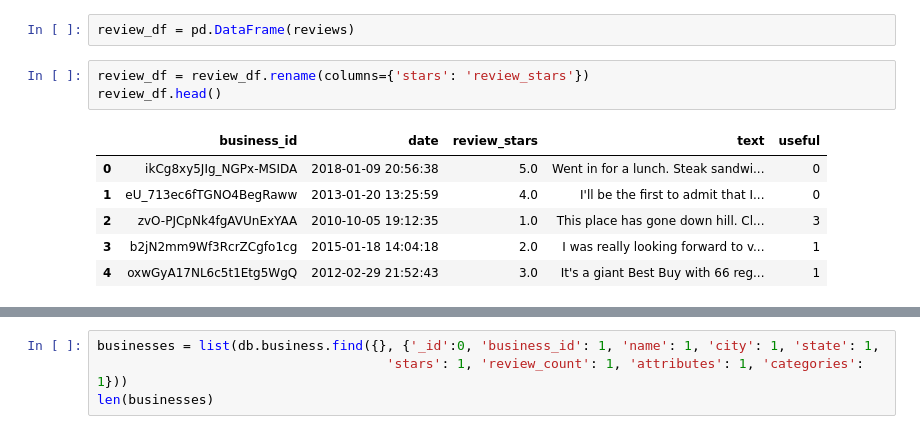
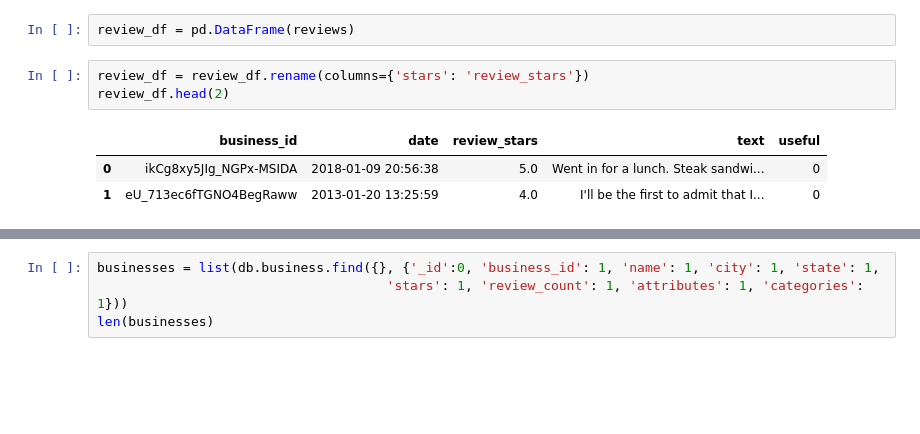
Before and after one commit to marcmuon/nlp_yelp_review_unsupervised, a Jupyter notebook: notebooks/yelp_eda.ipynb, the cells around one changed output, grey strips where cells are left out. Drawn from its saved outputs; the diff is of its cells as text; blank space fills up the shorter version.

```diff
--- a/notebooks/yelp_eda.ipynb
+++ b/notebooks/yelp_eda.ipynb
@@ -21,11 +28,8 @@ len(reviews)
 review_df = pd.DataFrame(reviews)
 # %%
 review_df = review_df.rename(columns={'stars': 'review_stars'})
-review_df.head()
+review_df.head(2)
 # %% [output]
 |  | business_id | date | review_stars | text | useful |
 | 0 | ikCg8xy5JIg_NGPx-MSIDA | 2018-01-09 20:56:38 | 5.0 | Went in for a lunch. Steak sandwi... | 0 |
 | 1 | eU_713ec6fTGNO4BegRaww | 2013-01-20 13:25:59 | 4.0 | I'll be the first to admit that I... | 0 |
-| 2 | zvO-PJCpNk4fgAVUnExYAA | 2010-10-05 19:12:35 | 1.0 | This place has gone down hill. Cl... | 3 |
-| 3 | b2jN2mm9Wf3RcrZCgfo1cg | 2015-01-18 14:04:18 | 2.0 | I was really looking forward to v... | 1 |
-| 4 | oxwGyA17NL6c5t1Etg5WgQ | 2012-02-29 21:52:43 | 3.0 | It's a giant Best Buy with 66 reg... | 1 |
```
Also changed, not shown: parts of 39 cells of this notebook.
